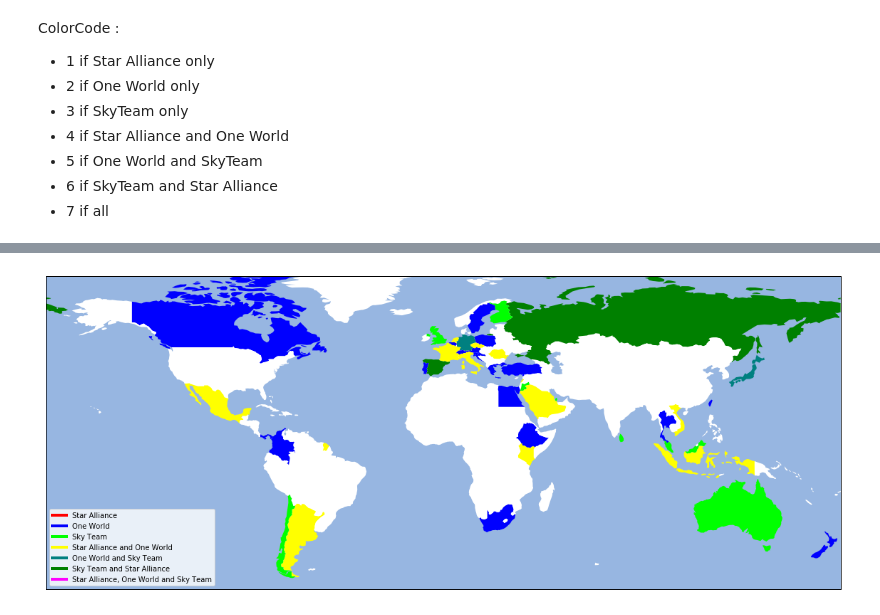
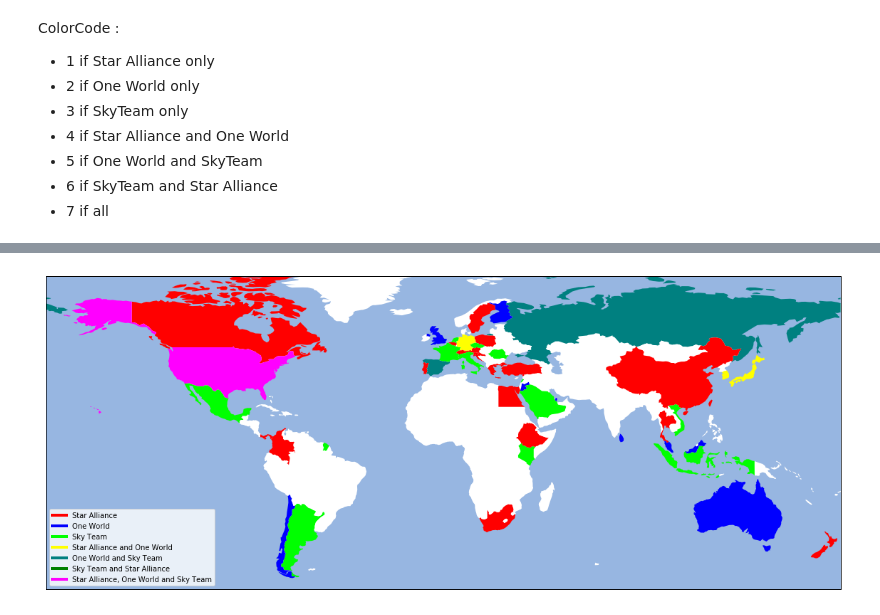
Before and after one commit to nicolasFontbonne/Project_ntds, a Jupyter notebook: main_maelle.ipynb, the cells around one changed output, grey strips where cells are left out. Drawn from its saved outputs; the diff is of its cells as text; code cells hidden in the pictures.

```diff
--- a/main_maelle.ipynb
+++ b/main_maelle.ipynb
@@ -268,32 +268,33 @@ countries = reader.records()
 color_list=[(1,0,0),(0,0,1),(0,1,0),(1,1,0),(0,0.5,0.5),(0,0.5,0),(1,0,1)]
 
 for country in countries:
 
     if country.attributes['NAME_EN'] in country_attribution.index :
-        num=country_attribution.loc[country.attributes['NAME_EN']].ColorCode
+        #print(country.attributes['NAME_EN'])
+        num=country_attribution.loc[country.attributes['NAME_EN']].ColorCode-1
         ax.add_geometries(country.geometry, ccrs.PlateCarree(),
                           facecolor=color_list[int(num)],
                           label=country.attributes['NAME_EN'])
     else :
         ax.add_geometries(country.geometry, ccrs.PlateCarree(),
                           facecolor=(1,1,1),
                           label=country.attributes['NAME_EN'])
 
 #plt.legend(color, ["SA", "OW", "ST", "SA+OW", "OW+ST", "ST+SA", "SA+OW+ST"])
 
 #LEGEND
 from matplotlib.patches import Patch
 from matplotlib.lines import Line2D
 
 SA='Star Alliance'
 OW='One World'
 ST='Sky Team'
 name_list=[SA, OW, ST, SA+' and '+OW, OW+' and '+ST, ST+" and "+SA, SA+', '+OW+' and '+ST]
 
 legend_elements=[]
 for i in range (0,7):
     legend_elements.append(Line2D([0], [0], color=color_list[i], lw=4, label=name_list[i]))
 plt.legend(handles=legend_elements, loc='lower left')
 plt.show()
 # %% [output]
-[figure, old version]
+[figure, new version]
```
Also changed, not shown: parts of 2 cells of this notebook.
